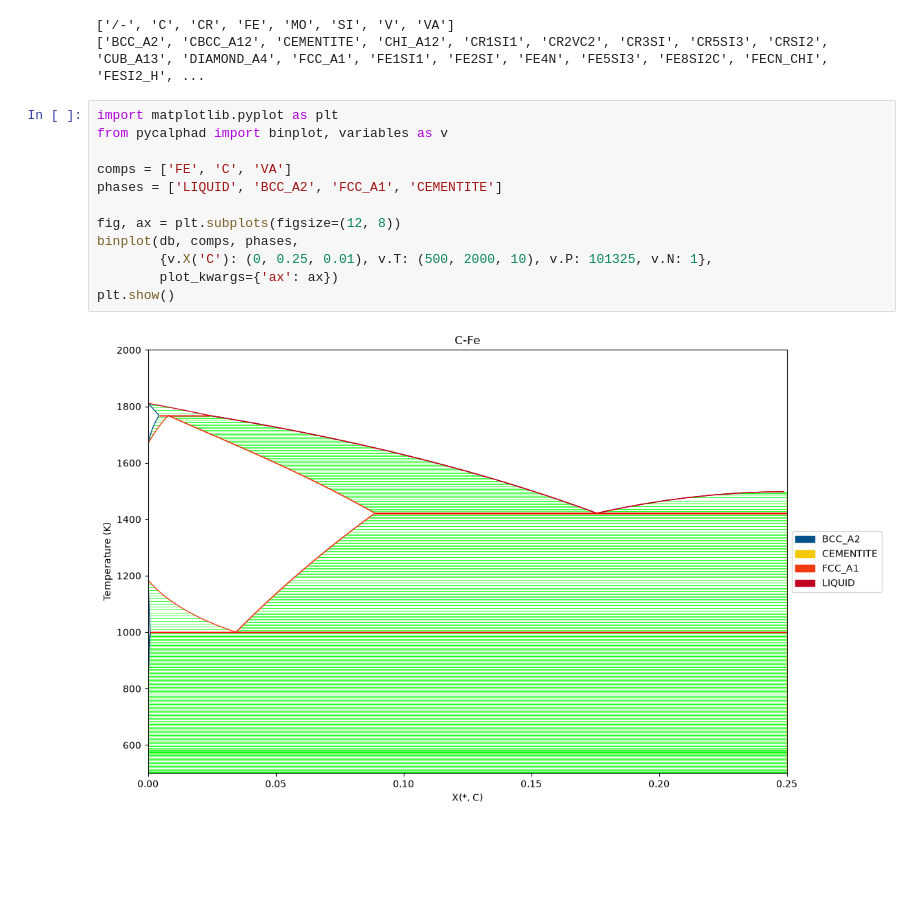
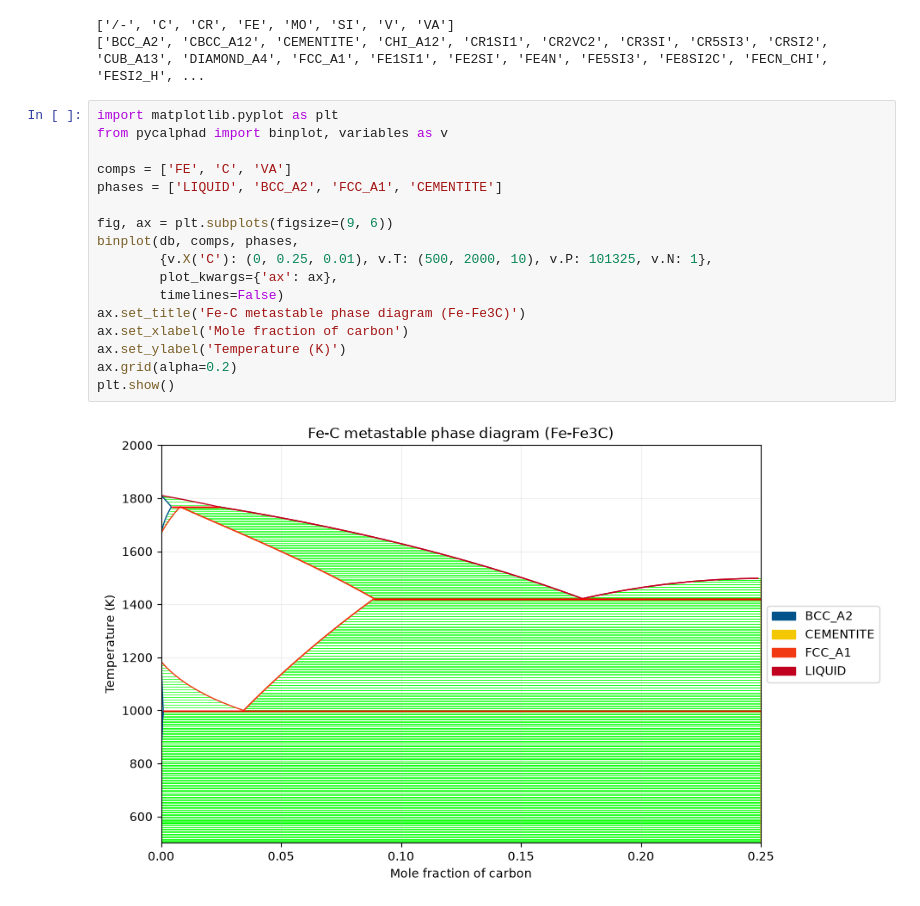
Before and after one commit to EUNICE-glitch/FeC-Navigator, a Jupyter notebook: notebooks/01_Fe_C_phase_diagram.ipynb, the cells around one changed output. Saved outputs shown, nothing was run; the diff lists cells and outputs as text; blank space fills up the shorter version.

```diff
--- a/notebooks/01_Fe_C_phase_diagram.ipynb
+++ b/notebooks/01_Fe_C_phase_diagram.ipynb
@@ -14,14 +14,19 @@ print(sorted(db.phases.keys()))
 # %%
 import matplotlib.pyplot as plt
 from pycalphad import binplot, variables as v
 
 comps = ['FE', 'C', 'VA']
 phases = ['LIQUID', 'BCC_A2', 'FCC_A1', 'CEMENTITE']
 
-fig, ax = plt.subplots(figsize=(12, 8))
+fig, ax = plt.subplots(figsize=(9, 6))
 binplot(db, comps, phases,
         {v.X('C'): (0, 0.25, 0.01), v.T: (500, 2000, 10), v.P: 101325, v.N: 1},
-        plot_kwargs={'ax': ax})
+        plot_kwargs={'ax': ax},
+        timelines=False)
+ax.set_title('Fe-C metastable phase diagram (Fe-Fe3C)')
+ax.set_xlabel('Mole fraction of carbon')
+ax.set_ylabel('Temperature (K)')
+ax.grid(alpha=0.2)
 plt.show()
 # %% [output]
-[figure, old version]
+[figure, new version]
```
Also changed, not shown: parts of 3 cells of this notebook.
